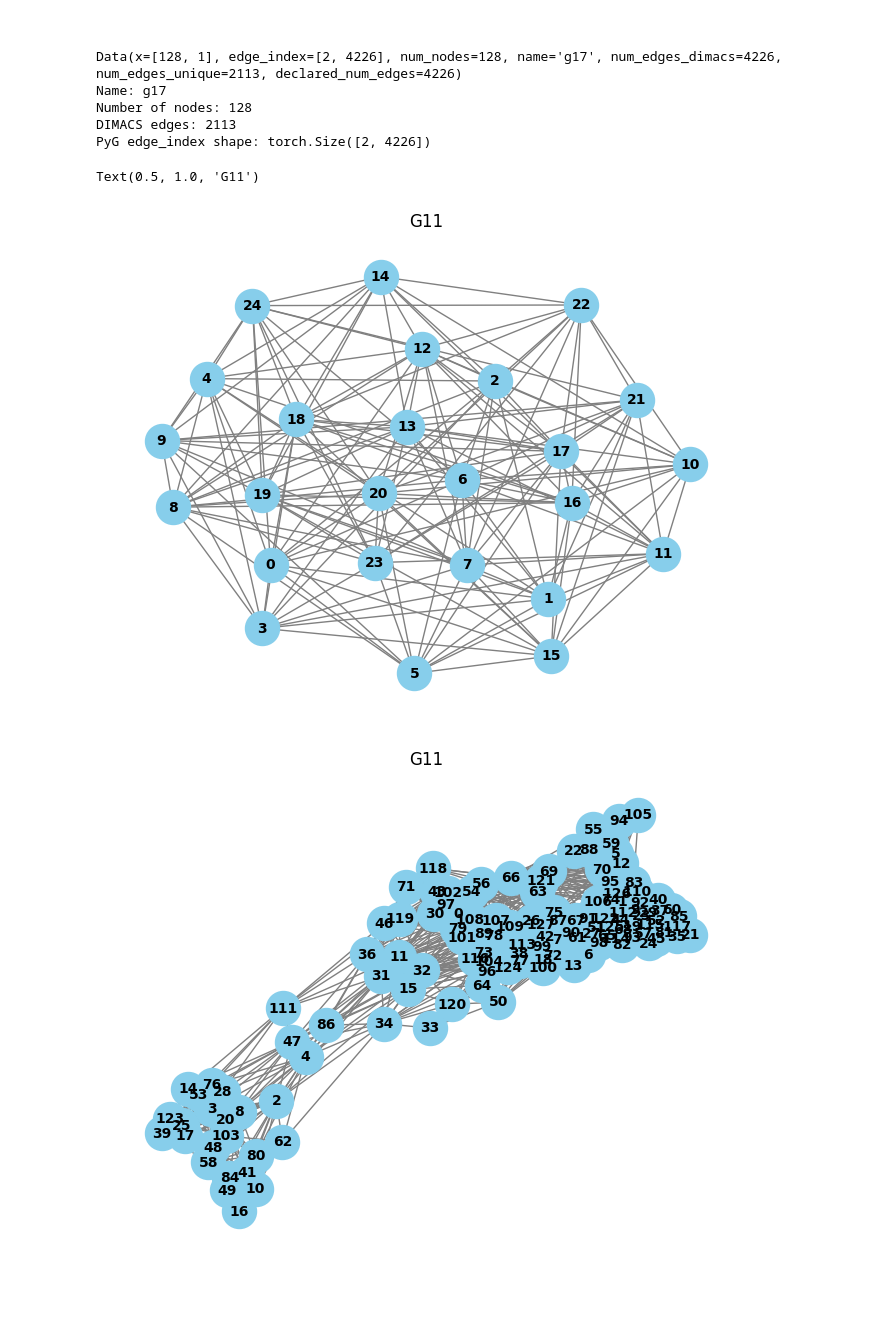
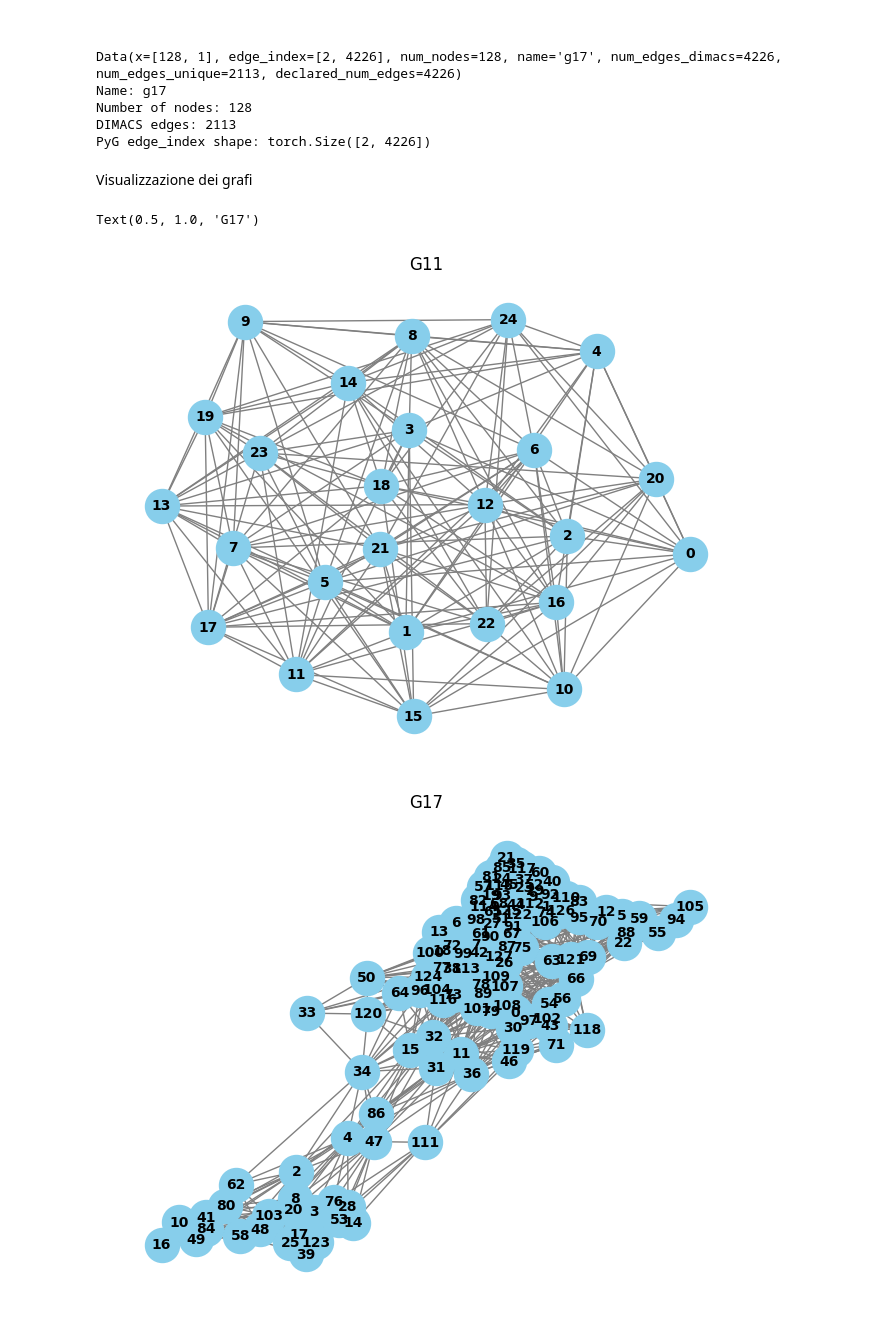
Before and after one commit to m9rc0/progettoML2026, a Jupyter notebook: marco.ipynb, the cells around one changed output. Saved outputs shown, nothing was run; the diff lists cells and outputs as text; code cells hidden in the pictures; blank space fills up the shorter version.

```diff
--- a/marco.ipynb
+++ b/marco.ipynb
@@ -243,6 +243,8 @@ Name: g17
 Number of nodes: 128
 DIMACS edges: 2113
 PyG edge_index shape: torch.Size([2, 4226])
+# %% [markdown]
+Visualizzazione dei grafi
 # %%
 import matplotlib.pyplot as plt
 import networkx as nx
@@ -250,34 +252,34 @@ from torch_geometric.utils import to_networkx
 
 G = to_networkx(data11, to_undirected=True)
 pos = nx.spring_layout(G)
 plt.figure()
 nx.draw(
     G,
     pos,
     with_labels=True,
     node_color='skyblue',
     edge_color='gray',
     node_size=600,
     font_size=10,
     font_weight='bold'
 )
 plt.title('G11')
 
 G = to_networkx(data17, to_undirected=True)
 pos = nx.spring_layout(G)
 plt.figure()
 nx.draw(
     G,
     pos,
     with_labels=True,
     node_color='skyblue',
     edge_color='gray',
     node_size=600,
     font_size=10,
     font_weight='bold'
 )
-plt.title('G11')
+plt.title('G17')
 # %% [output]
-Text(0.5, 1.0, 'G11')
+Text(0.5, 1.0, 'G17')
-[figure, old version]
+[figure, new version]
-[figure, old version]
+[figure, new version]
```
Also changed, not shown: parts of 8 cells of this notebook.
